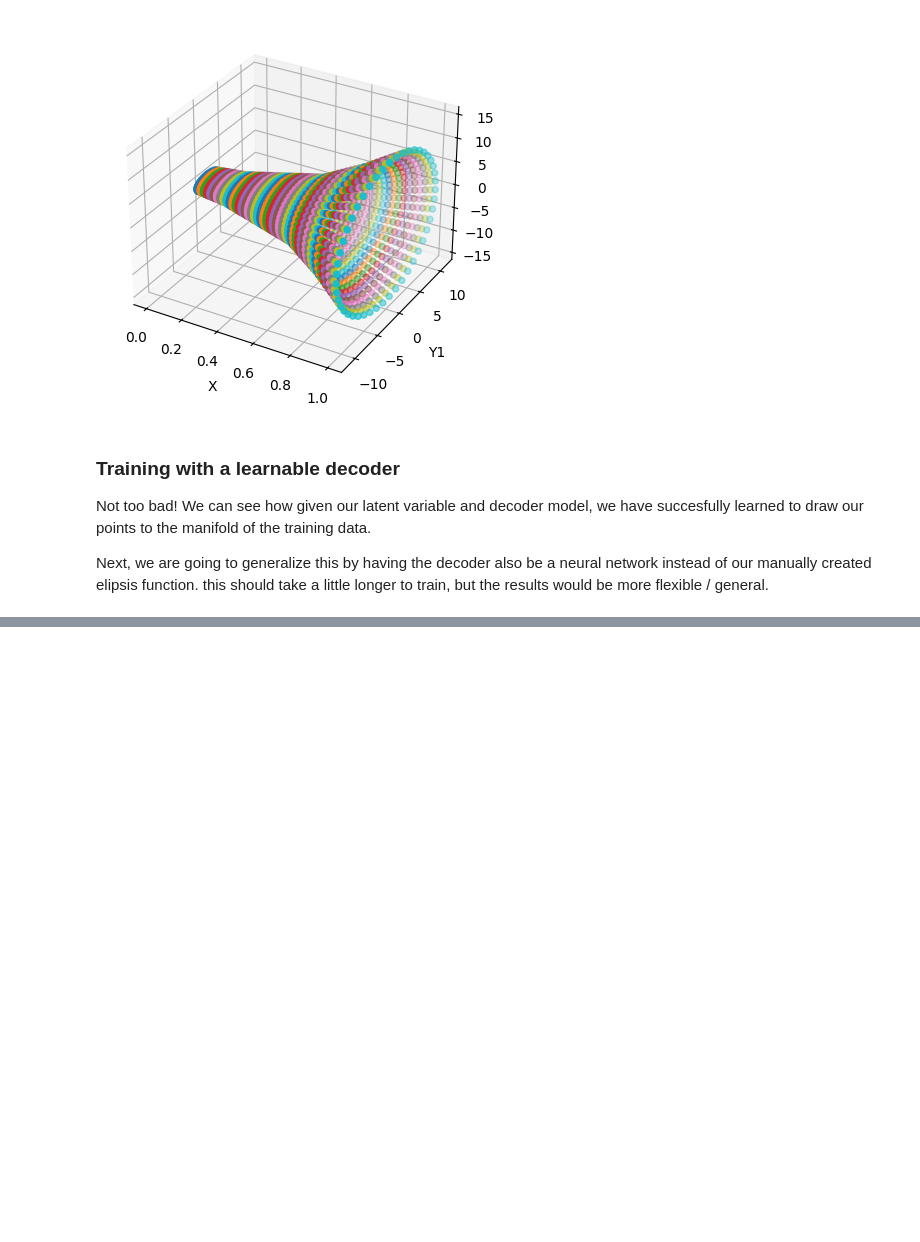
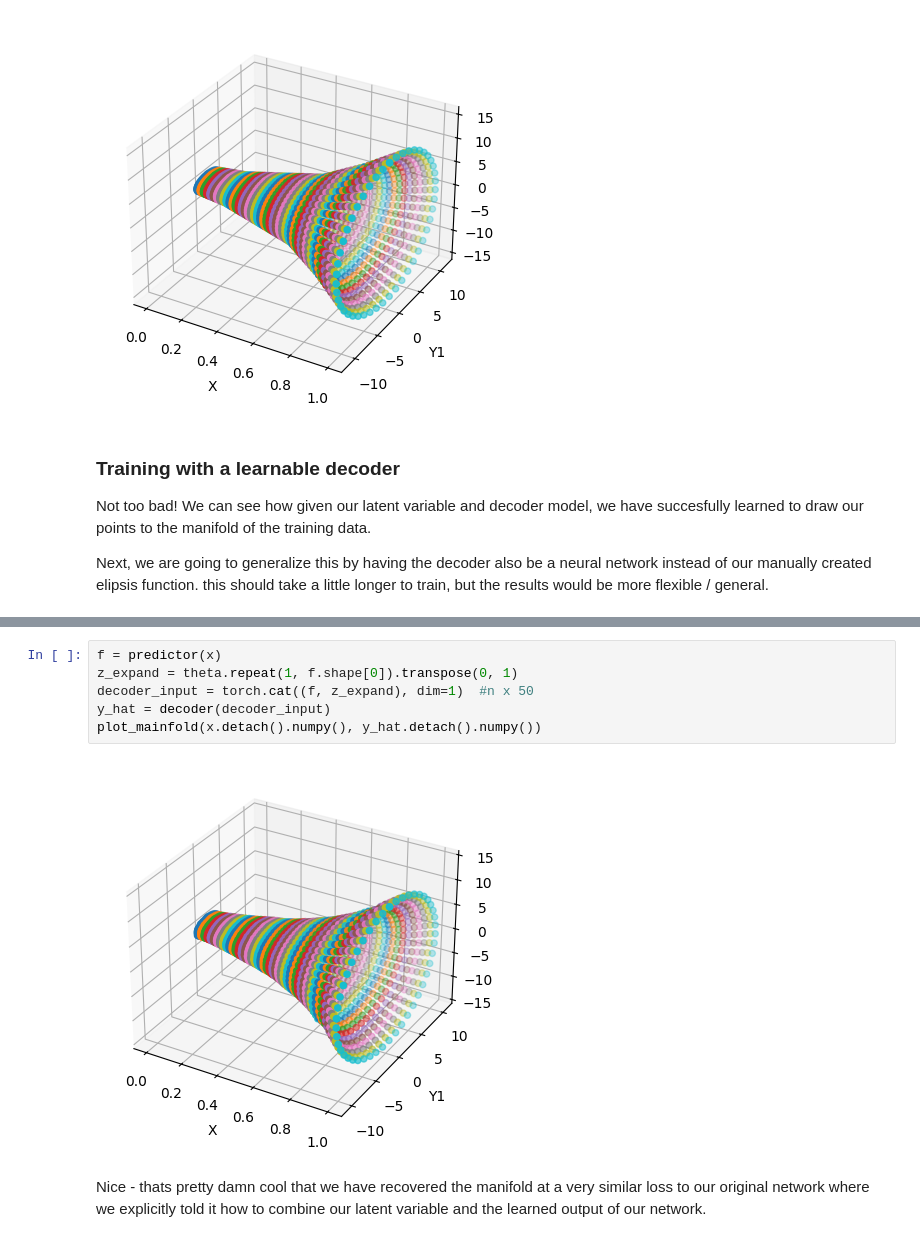
Before and after one commit to ncorriveau/math_helpers, a Jupyter notebook: ebm.ipynb, the cells around one changed output, grey strips where cells are left out. Saved outputs shown, nothing was run; the diff lists cells and outputs as text; blank space fills up the shorter version.

```diff
--- a/ebm.ipynb
+++ b/ebm.ipynb
@@ -176,0 +258,12 @@ would be more flexible / general.
+# %%
+f = predictor(x)
+z_expand = theta.repeat(1, f.shape[0]).transpose(0, 1)
+decoder_input = torch.cat((f, z_expand), dim=1)  #n x 50
+y_hat = decoder(decoder_input)
+plot_mainfold(x.detach().numpy(), y_hat.detach().numpy())
+# %% [output]
+[figure, added]
+# %% [markdown]
+Nice - thats pretty damn cool that we have recovered the manifold at a very similar
+loss to our original network where we explicitly told it how to combine our latent variable and the learned
+output of our network.
```
Also changed, not shown: parts of 8 cells of this notebook.
